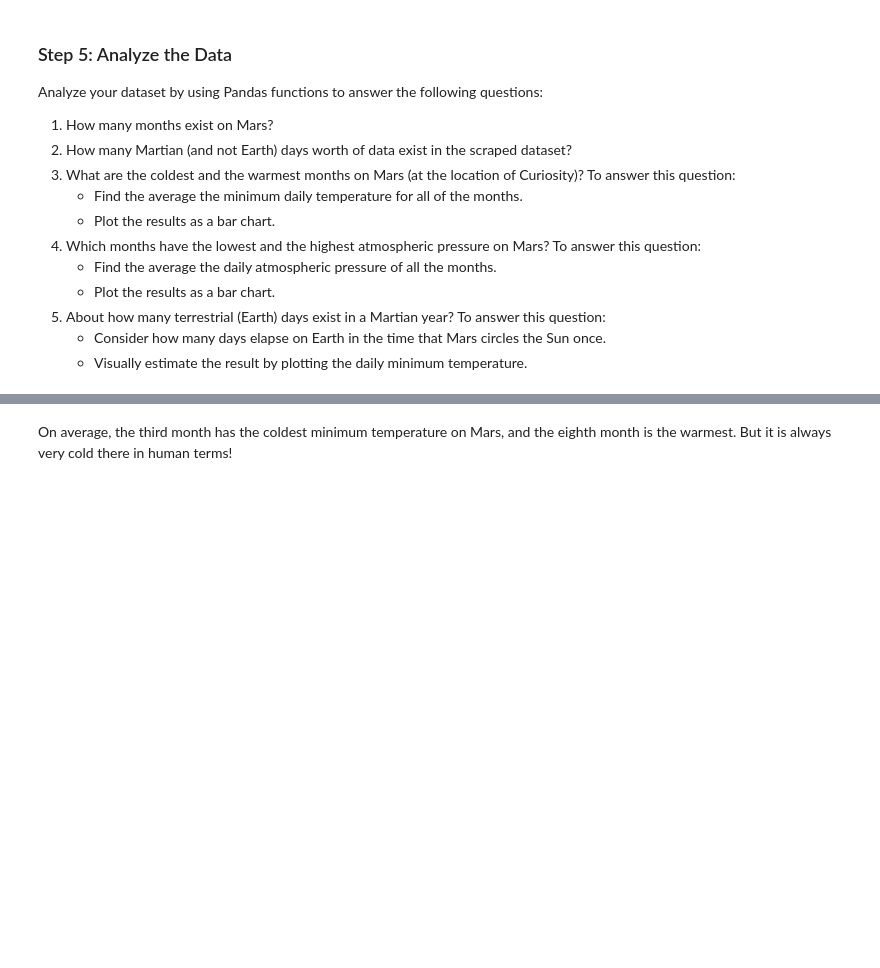
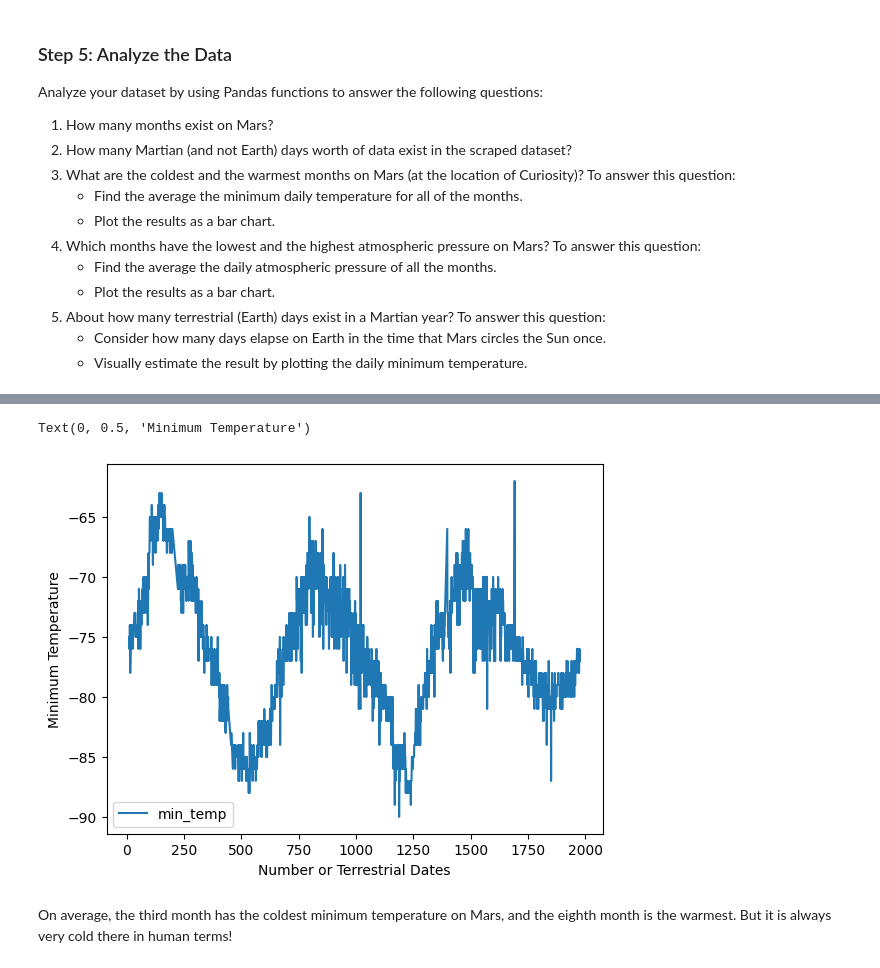
Before and after one commit to TrailrunnerDLH/Data_Collection, a Jupyter notebook: part_2_mars_weather.ipynb, the cells around one changed output, grey strips where cells are left out. Drawn from its saved outputs; the diff is of its cells as text; code cells hidden in the pictures; blank space fills up the shorter version.

```diff
--- a/part_2_mars_weather.ipynb
+++ b/part_2_mars_weather.ipynb
@@ -161,5 +242,11 @@ Analyze your dataset by using Pandas functions to answer the following questions
 # %%
 # 5. How many terrestrial (earth) days are there in a Martian year?
+ad = mars_df.plot.line(x= "sol", y= "min_temp")
+ad.set_xlabel("Number or Terrestrial Dates")
+ad.set_ylabel("Minimum Temperature")
+# %% [output]
+Text(0, 0.5, 'Minimum Temperature')
+[figure, added]
 # %% [markdown]
 On average, the third month has the coldest minimum temperature on Mars, and the eighth month is the warmest. But it is always very cold there in human terms!
 # %% [markdown]
```
Also changed, not shown: parts of 9 cells of this notebook.
